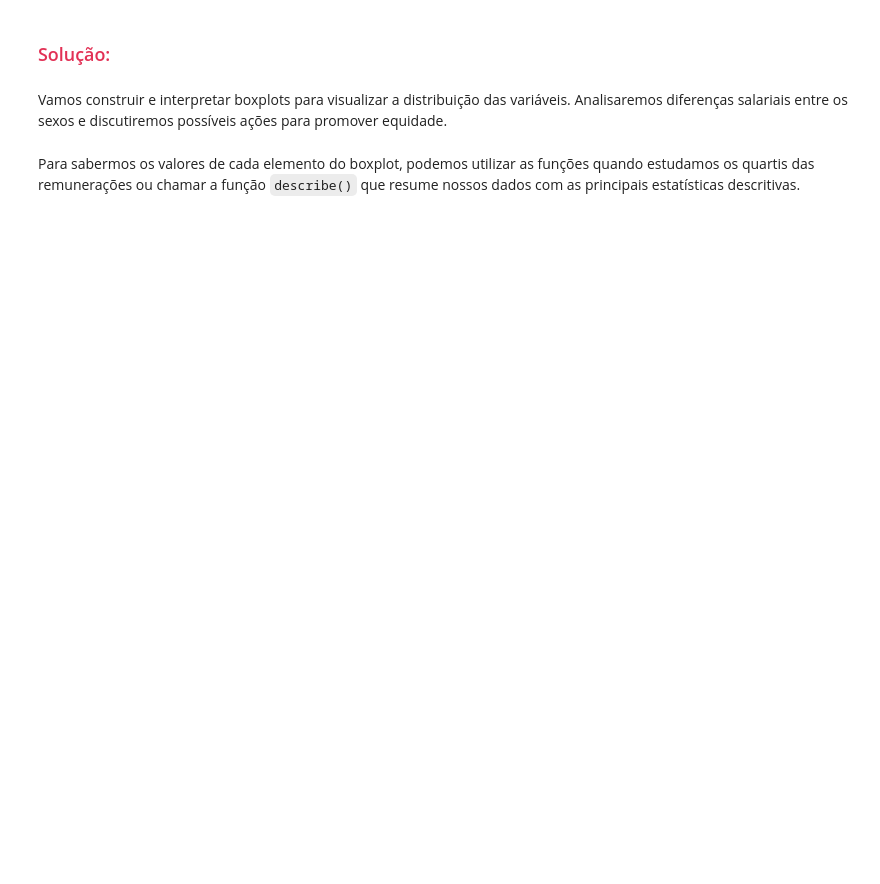
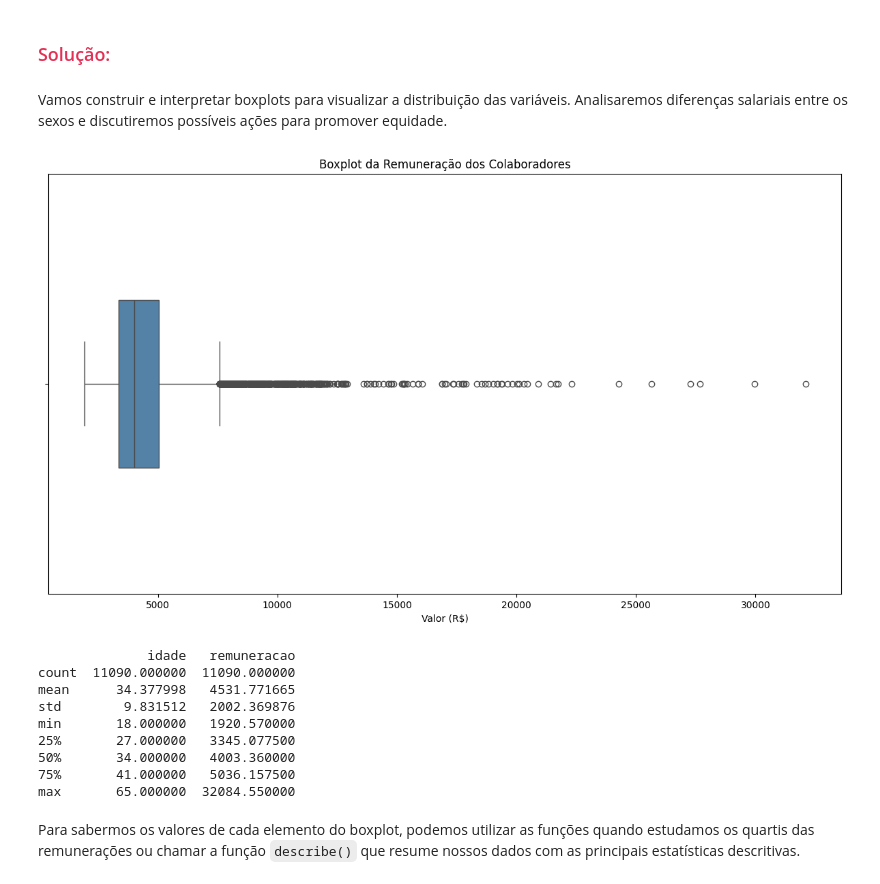
Before and after one commit to junior-vs/studio-ai-python, a Jupyter notebook: course/JupyterProject/estatistica/curso01/estatistica_Python_frequencias_e_medidas.ipynb, the cells around one changed output. Drawn from its saved outputs; the diff is of its cells as text; code cells hidden in the pictures; blank space fills up the shorter version.

```diff
--- a/course/JupyterProject/estatistica/curso01/estatistica_Python_frequencias_e_medidas.ipynb
+++ b/course/JupyterProject/estatistica/curso01/estatistica_Python_frequencias_e_medidas.ipynb
@@ -1331,5 +1384,25 @@ Essa visualização ajuda a identificar a centralidade, dispersão e possíveis
 ### <font color="#E23155" face="Verdana">Solução:</font>
 # %% [markdown]
 Vamos construir e interpretar boxplots para visualizar a distribuição das variáveis. Analisaremos diferenças salariais entre os sexos e discutiremos possíveis ações para promover equidade.
+# %%
+plt.figure(figsize=(15, 8))
+sns.boxplot(x=colaboradores['remuneracao'], color='steelblue')
+
+plt.title('Boxplot da Remuneração dos Colaboradores')
+plt.xlabel('Valor (R$)')
+plt.ylim(-1, 1)
+plt.show()
+print(colaboradores.describe())
+# %% [output]
+[figure, added]
+              idade   remuneracao
+count  11090.000000  11090.000000
+mean      34.377998   4531.771665
+std        9.831512   2002.369876
+min       18.000000   1920.570000
+25%       27.000000   3345.077500
+50%       34.000000   4003.360000
+75%       41.000000   5036.157500
+max       65.000000  32084.550000
 # %% [markdown]
 Para sabermos os valores de cada elemento do boxplot, podemos utilizar as funções quando estudamos os quartis das remunerações ou chamar a função `describe()` que resume nossos dados com as principais estatísticas descritivas.
```
Also changed, not shown: parts of 6 cells of this notebook.
